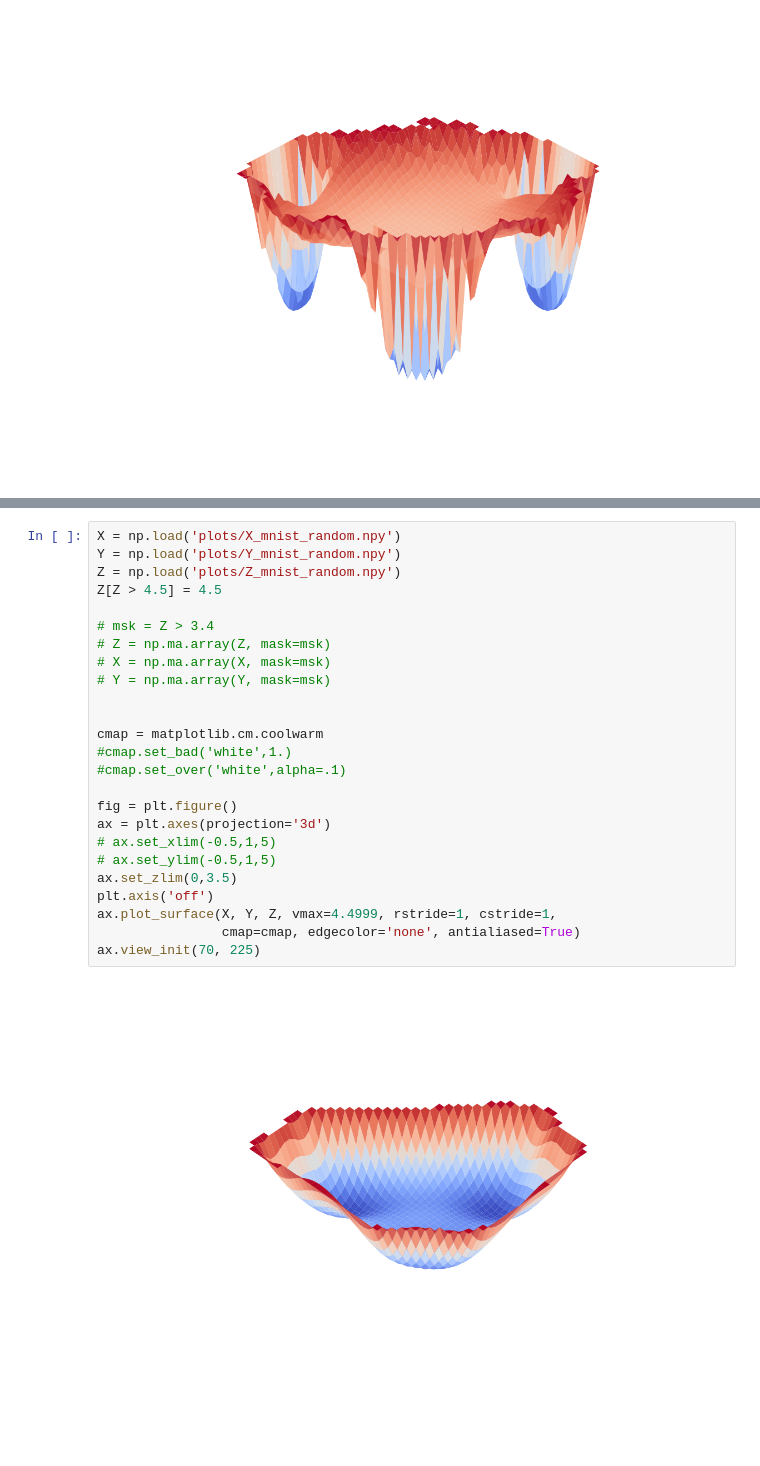
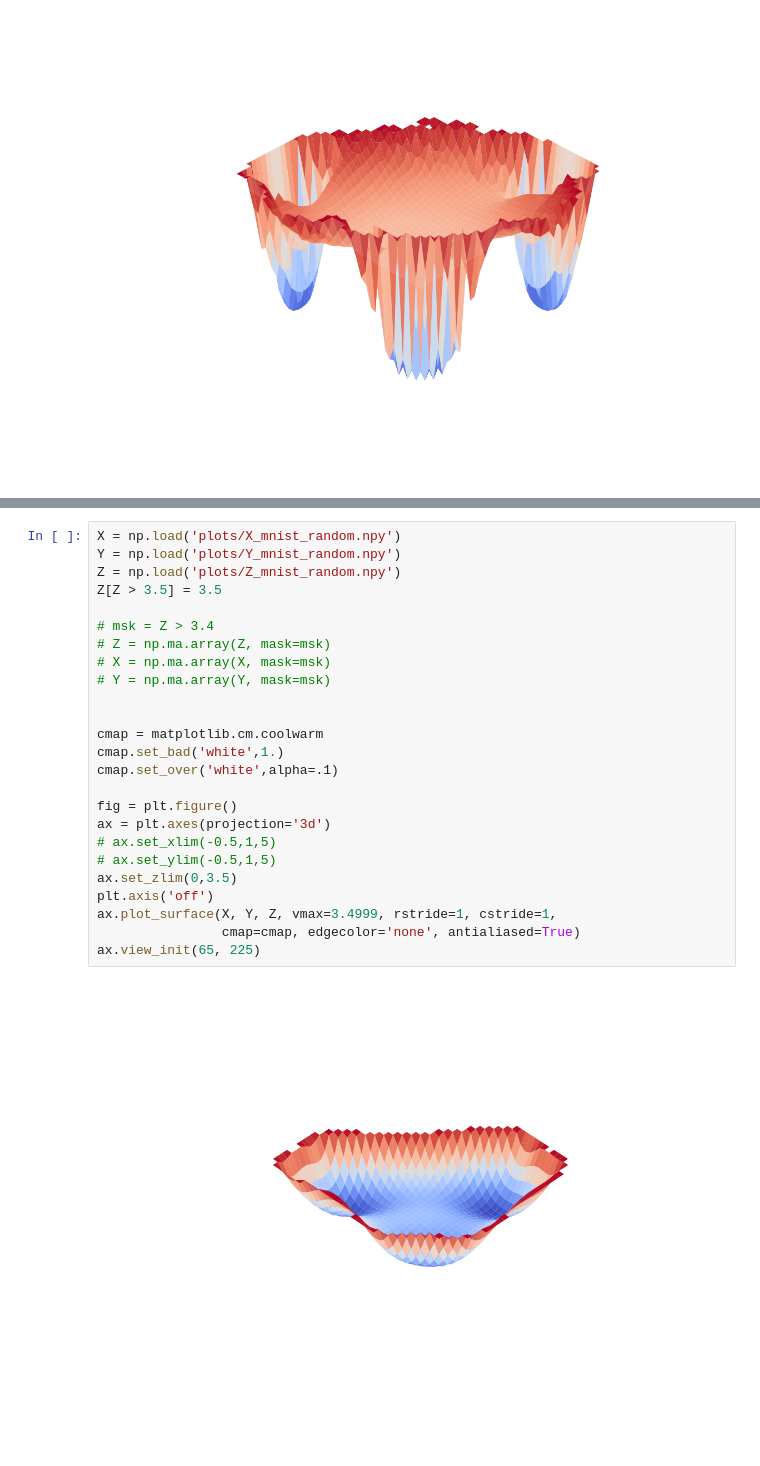
Before and after one commit to alexturn/robustDL, a Jupyter notebook: testing.ipynb, the cells around one changed output, grey strips where cells are left out. Cells and saved outputs as stored; diff of their text form.

Commit message:
images

```diff
--- a/testing.ipynb
+++ b/testing.ipynb
@@ -103,27 +103,27 @@ ax.view_init(60, 225)
 # %%
 X = np.load('plots/X_mnist_random.npy')
 Y = np.load('plots/Y_mnist_random.npy')
 Z = np.load('plots/Z_mnist_random.npy')
-Z[Z > 4.5] = 4.5
+Z[Z > 3.5] = 3.5
 
 # msk = Z > 3.4
 # Z = np.ma.array(Z, mask=msk)
 # X = np.ma.array(X, mask=msk)
 # Y = np.ma.array(Y, mask=msk)
 
 
 cmap = matplotlib.cm.coolwarm
-#cmap.set_bad('white',1.)
-#cmap.set_over('white',alpha=.1)
+cmap.set_bad('white',1.)
+cmap.set_over('white',alpha=.1)
 
 fig = plt.figure()
 ax = plt.axes(projection='3d')
 # ax.set_xlim(-0.5,1,5)
 # ax.set_ylim(-0.5,1,5)
 ax.set_zlim(0,3.5)
 plt.axis('off')
-ax.plot_surface(X, Y, Z, vmax=4.4999, rstride=1, cstride=1,
+ax.plot_surface(X, Y, Z, vmax=3.4999, rstride=1, cstride=1,
                 cmap=cmap, edgecolor='none', antialiased=True)
-ax.view_init(70, 225)
+ax.view_init(65, 225)
 # %% [output]
-[figure, old version]
+[figure, new version]
```
Also changed, not shown: parts of 1 cell of this notebook, 4 other files.
